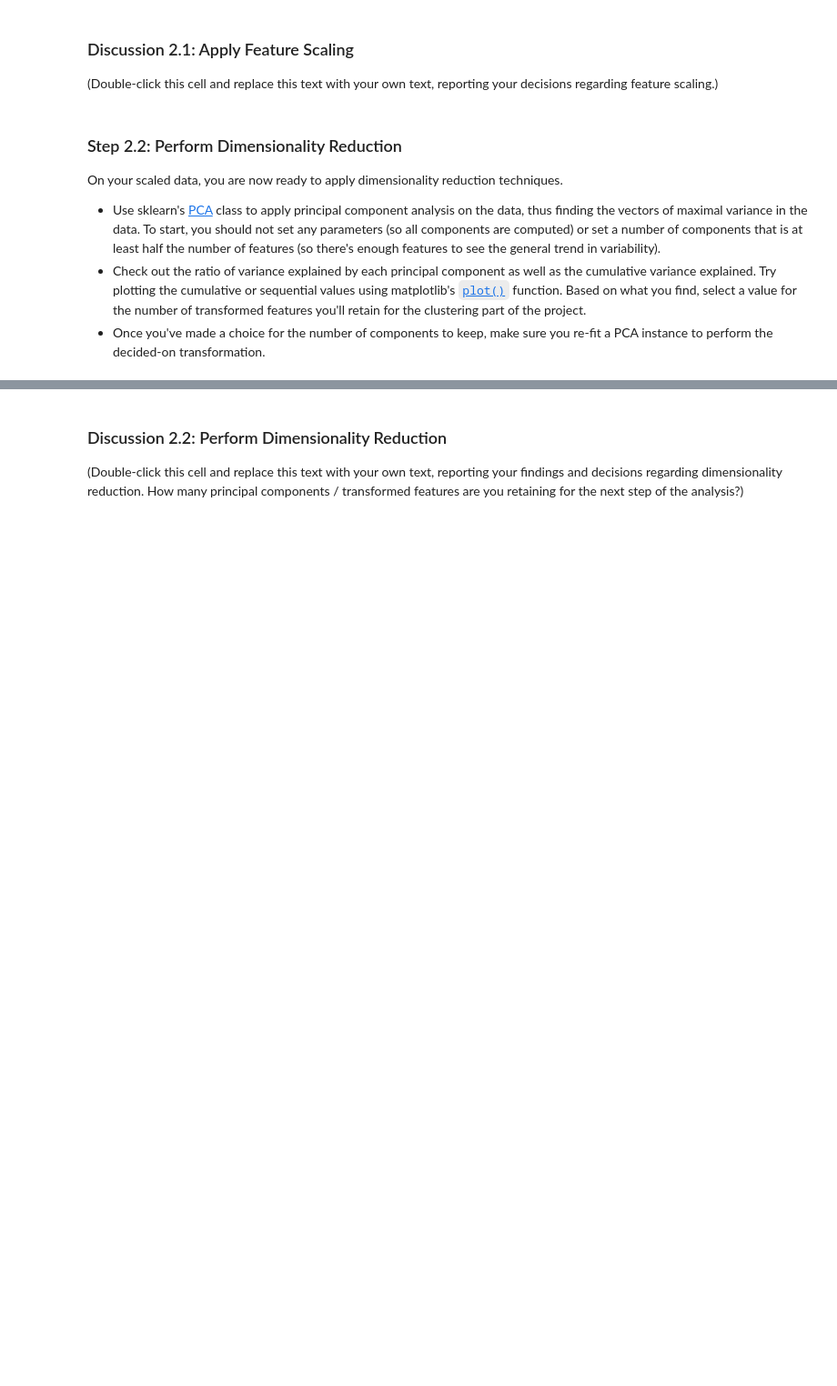
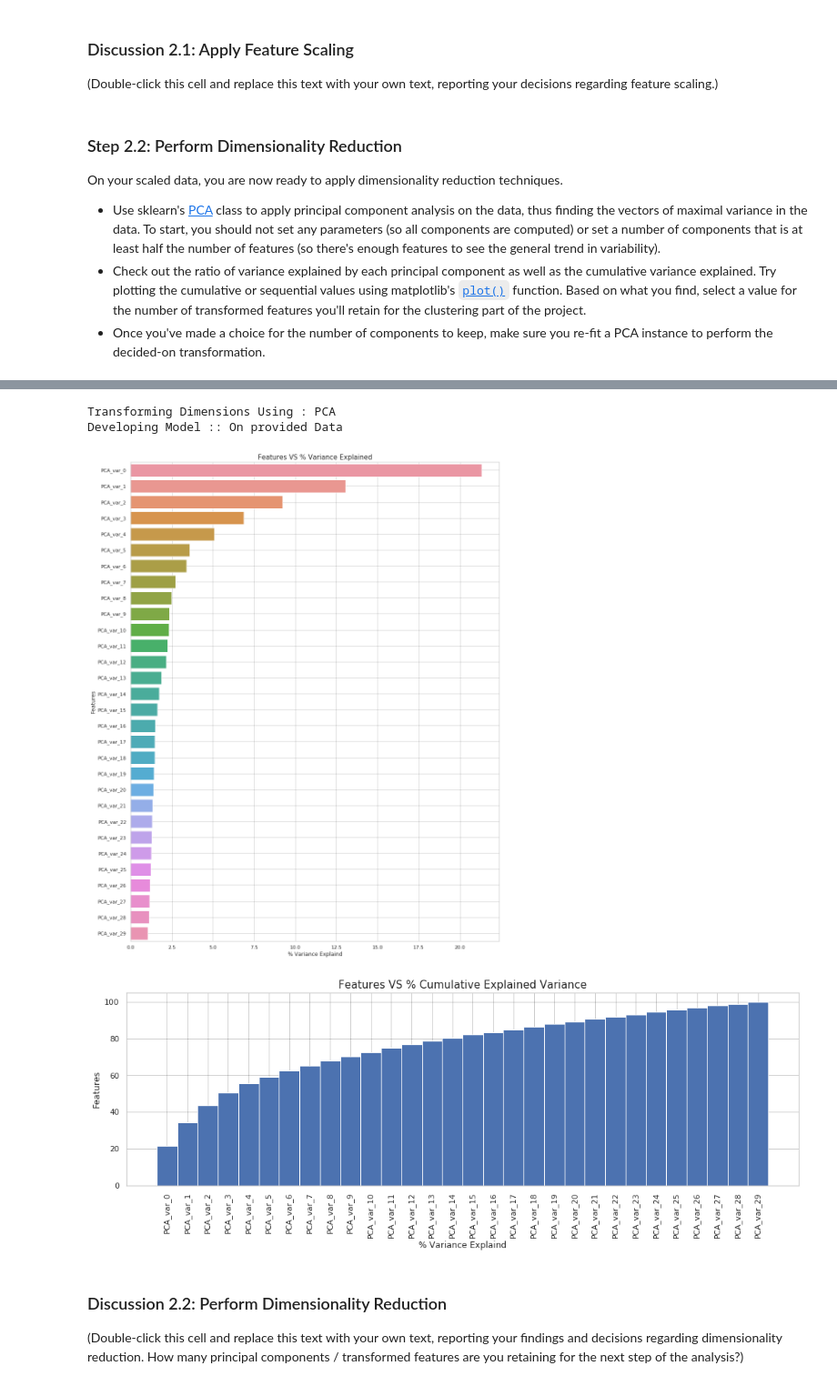
Before and after one commit to MR901/DS_IdentifyCustomerSegments, a Jupyter notebook: Identify_Customer_Segments.ipynb, the cells around one changed output, grey strips where cells are left out. Shown at 91% size. Saved outputs shown, nothing was run; the diff lists cells and outputs as text; code cells hidden in the pictures; blank space fills up the shorter version.

```diff
--- a/Identify_Customer_Segments.ipynb
+++ b/Identify_Customer_Segments.ipynb
@@ -868,5 +1166,16 @@ On your scaled data, you are now ready to apply dimensionality reduction techniq
 # %%
 # Re-apply PCA to the data while selecting for number of components to retain.
+
+AlgoToUse = 'PCA' ##
+AlgoConfig = '''{'n_components': 30, 'copy': True, 'whiten': False, 'svd_solver': 'auto', 'tol':0.0, 'iterated_power':'auto', 'random_state':None }'''
+azdiasPart1_DimTransf, Model = DimensionTransf(AlgoToUse, AlgoConfig, azdiasPart1_stand)
+
+PlotExplainedVar(Model)
+# %% [output]
+Transforming Dimensions Using : PCA
+Developing Model :: On provided Data
+[figure, added]
+[figure, added]
 # %% [markdown]
 ### Discussion 2.2: Perform Dimensionality Reduction
 
```
Also changed, not shown: parts of 33 cells of this notebook.
